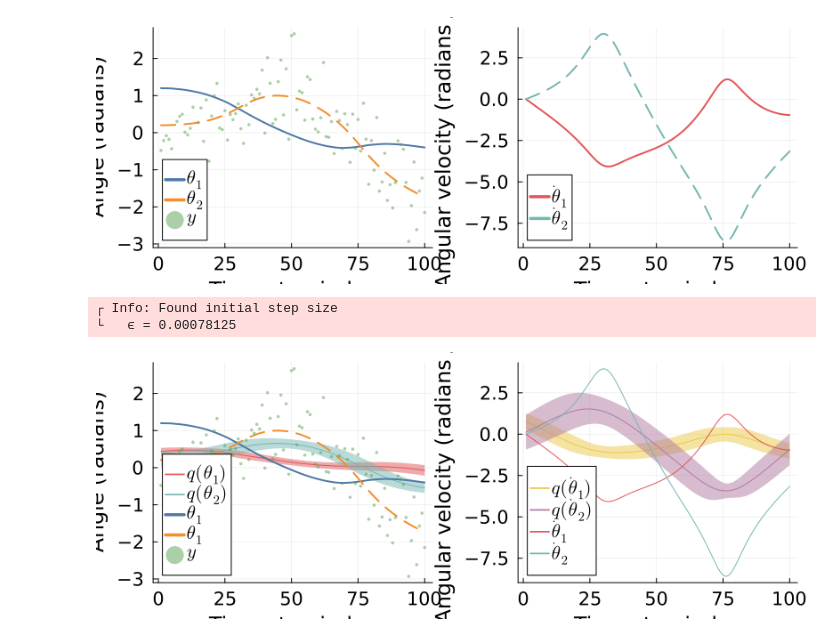
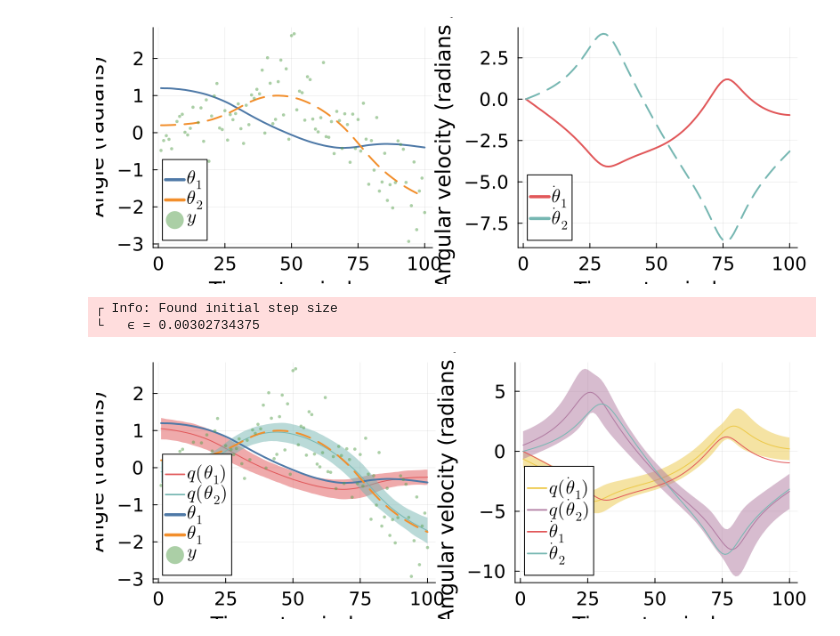
Before and after one commit to bvdmitri/phdthesis, a Jupyter notebook: research/[Turing] LS-NLDS research draft.ipynb, the cells around one changed output. Drawn from its saved outputs; the diff is of its cells as text; code cells hidden in the pictures.

```diff
--- a/research/[Turing] LS-NLDS research draft.ipynb
+++ b/research/[Turing] LS-NLDS research draft.ipynb
@@ -74,27 +74,30 @@ plot(p1, p2, layout = @layout([ a b ]), size = (800, 300))
 # %%
 tgmodel = double_pendulum(observations, T);
 # %%
-results = sample_inference(tgmodel, nsamples = 500);
+results = sample_inference(tgmodel, method = NUTS(), nsamples = 100);
 # %% [output]
 ┌ Info: Found initial step size
-└   ϵ = 0.00078125
+└   ϵ = 0.00302734375
 # %%
-em, ev = sample_extract_results(results)
+posteriors = extract_posteriors(T, results)
+
+em = mean.(posteriors)
+ev = std.(posteriors)
 
 p1 = plot(xlabel = "Time step index", ylabel = "Angle (radians)"; pfontsettings...)
 
-plot!(prange, getindex.(em, 1)[prange], color = colors[3], ribbon = 3getindex.(ev, 1), label = L"q(\theta_1)")
-plot!(prange, getindex.(em, 2)[prange], color = colors[4], ribbon = 3getindex.(ev, 2), label = L"q(\theta_2)")
+plot!(prange, getindex.(em, 1)[prange], color = colors[3], ribbon = 3getindex.(ev, 1, 1), label = L"q(\theta_1)")
+plot!(prange, getindex.(em, 2)[prange], color = colors[4], ribbon = 3getindex.(ev, 2, 2), label = L"q(\theta_2)")
 plot!(prange, getindex.(states, 1)[prange], label = L"\theta_1", color = colors[1], linewidth = 2,)
 plot!(prange, getindex.(states, 2)[prange], label = L"\theta_1", color = colors[2], linewidth = 2, style = :dash)
 scatter!(prange, getindex.(observations, 1)[prange], ms = 2, msw = 0, alpha = 0.5, color = colors[5], label = L"y")
 
 p2 = plot(size=(800, 300), xlabel = "Time step index", ylabel = "Angular velocity (radians / s)"; pfontsettings...)
-plot!(prange, getindex.(em, 3)[prange], ribbon = 3getindex.(ev, 3), color = colors[6], label = L"q(\dot{\theta}_1)")
-plot!(prange, getindex.(em, 4)[prange], ribbon = 3getindex.(ev, 4), color = colors[7], label = L"q(\dot{\theta}_2)")
+plot!(prange, getindex.(em, 3)[prange], ribbon = 3getindex.(ev, 3, 3), color = colors[6], label = L"q(\dot{\theta}_1)")
+plot!(prange, getindex.(em, 4)[prange], ribbon = 3getindex.(ev, 4, 4), color = colors[7], label = L"q(\dot{\theta}_2)")
 plot!(prange, getindex.(states, 3)[prange], color = colors[3], label = L"\dot{\theta}_1")
 plot!(prange, getindex.(states, 4)[prange], color = colors[4], label = L"\dot{\theta}_2")
 
 plot(p1, p2, size = (800, 300), layout = @layout([ a b ]))
 # %% [output]
-[figure, old version]
+[figure, new version]
```
Also changed, not shown: parts of 2 cells of this notebook, 12 other files.
